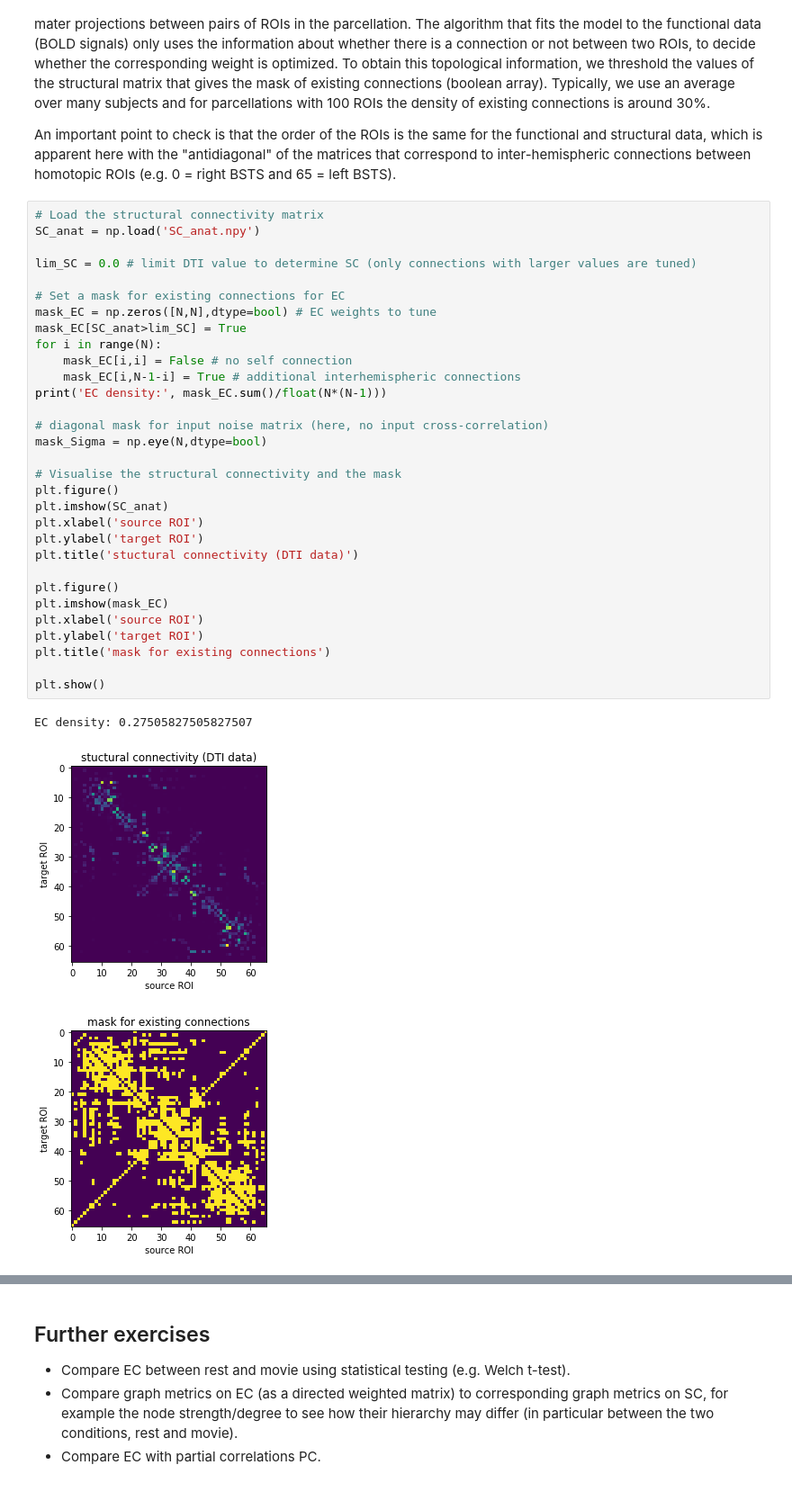
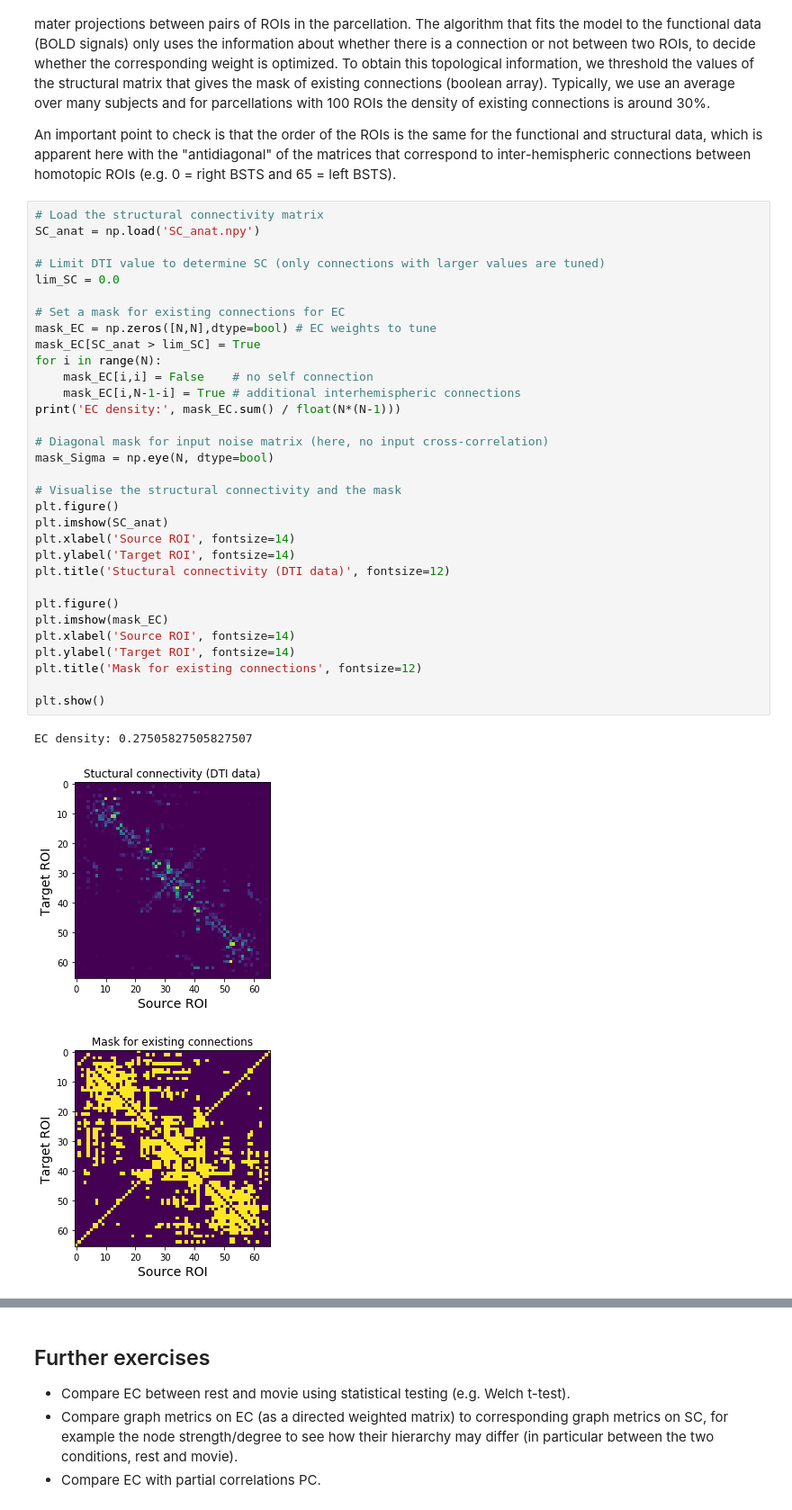
Before and after one commit to mb-BCA/notebooks_review2019, a Jupyter notebook: 1_MOUEC_Estimation.ipynb, the cells around one changed output, grey strips where cells are left out. Shown at 90% size. Drawn from its saved outputs; the diff is of its cells as text.

```diff
--- a/1_MOUEC_Estimation.ipynb
+++ b/1_MOUEC_Estimation.ipynb
@@ -193,38 +195,39 @@ An important point to check is that the order of the ROIs is the same for the fu
 # %%
 # Load the structural connectivity matrix
 SC_anat = np.load('SC_anat.npy')
 
-lim_SC = 0.0 # limit DTI value to determine SC (only connections with larger values are tuned)
+# Limit DTI value to determine SC (only connections with larger values are tuned)
+lim_SC = 0.0
 
 # Set a mask for existing connections for EC
 mask_EC = np.zeros([N,N],dtype=bool) # EC weights to tune
-mask_EC[SC_anat>lim_SC] = True
+mask_EC[SC_anat > lim_SC] = True
 for i in range(N):
-    mask_EC[i,i] = False # no self connection
+    mask_EC[i,i] = False    # no self connection
     mask_EC[i,N-1-i] = True # additional interhemispheric connections
-print('EC density:', mask_EC.sum()/float(N*(N-1)))
+print('EC density:', mask_EC.sum() / float(N*(N-1)))
 
-# diagonal mask for input noise matrix (here, no input cross-correlation)
-mask_Sigma = np.eye(N,dtype=bool)
+# Diagonal mask for input noise matrix (here, no input cross-correlation)
+mask_Sigma = np.eye(N, dtype=bool)
 
 # Visualise the structural connectivity and the mask
 plt.figure()
 plt.imshow(SC_anat)
-plt.xlabel('source ROI')
-plt.ylabel('target ROI')
-plt.title('stuctural connectivity (DTI data)')
+plt.xlabel('Source ROI', fontsize=14)
+plt.ylabel('Target ROI', fontsize=14)
+plt.title('Stuctural connectivity (DTI data)', fontsize=12)
 
 plt.figure()
 plt.imshow(mask_EC)
-plt.xlabel('source ROI')
-plt.ylabel('target ROI')
-plt.title('mask for existing connections')
+plt.xlabel('Source ROI', fontsize=14)
+plt.ylabel('Target ROI', fontsize=14)
+plt.title('Mask for existing connections', fontsize=12)
 
 plt.show()
 # %% [output]
 EC density: 0.27505827505827507
-[figure, old version]
+[figure, new version]
-[figure, old version]
+[figure, new version]
 # %% [markdown]
 ## MOU-EC estimation
 
```
Also changed, not shown: parts of 9 cells of this notebook.
